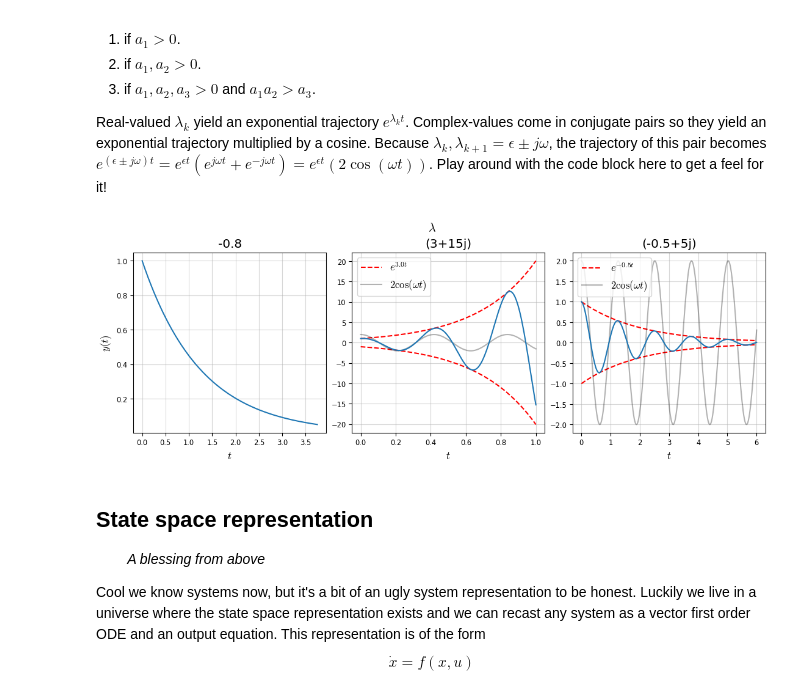
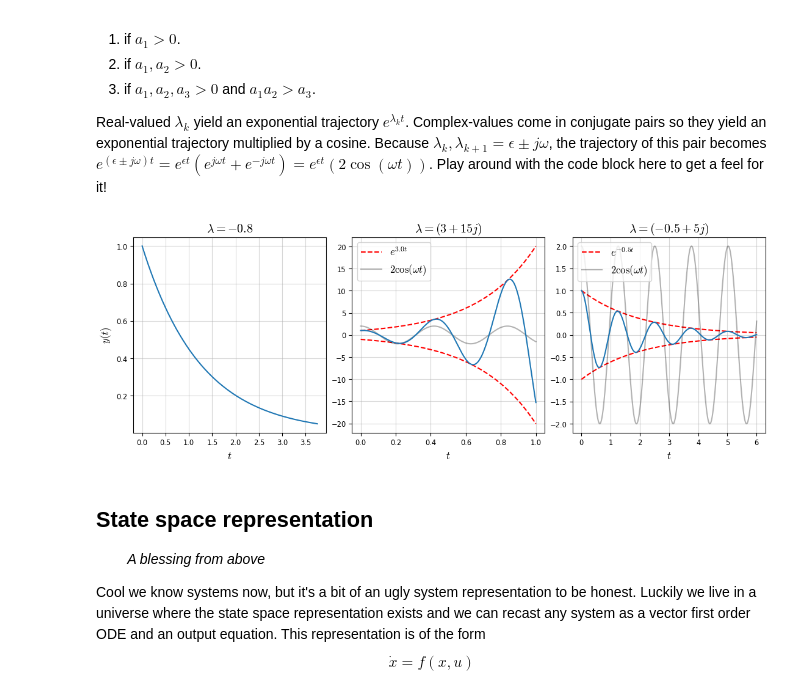
Before and after one commit to TUDelft-DataDrivenControl/SysReg_ControlCrashCourse, a Jupyter notebook: SysReg_crashcourse.ipynb, the cells around one changed output. Saved outputs shown, nothing was run; the diff lists cells and outputs as text; code cells hidden in the pictures.

```diff
--- a/SysReg_crashcourse.ipynb
+++ b/SysReg_crashcourse.ipynb
@@ -18,7 +18,7 @@ plt.rcParams.update({ 'text.usetex':        False,              'mathtext.fontse
                       'axes.grid':          True,               'axes.formatter.limits':    [-3, 6],
                       'grid.alpha':         0.5,                'figure.figsize':           [11.0, 4],
                       'figure.constrained_layout.use': True,    'scatter.marker':           'x',
-                      'savefig.dpi':        600,                'savefig.bbox':             'tight',
+                      'savefig.dpi':        300,                'savefig.bbox':             'tight',
                       'savefig.pad_inches': 0.05,               'savefig.transparent':      True})
 
 from IPython.display import display, Markdown, HTML
@@ -61,26 +61,25 @@ Real-valued $\lambda_k$ yield an exponential trajectory $e^{\lambda_k t}$. Compl
 # %%
 sig1 = -0.8
 sig2 = 3 + 15j
 sig3 = -0.5 + 5j
 
 ###### Processing and Plotting #########
 fig, ax = plt.subplots(1,3)
 idx = 0
 for sig in [sig1, sig2, sig3]:
     t = np.linspace(0, 3/abs(np.real(sig)), num=300)
     if np.iscomplex(sig):
         l1, = ax[idx].plot(t, np.exp(np.real(sig)*t), 'r--', label=f"$e^{r"{"}{np.real(sig)}t{r"}"}$")
         ax[idx].plot(t, -np.exp(np.real(sig)*t), 'r--')
         l2, = ax[idx].plot(t, 2*np.cos(np.imag(sig)*t), 'k', alpha=0.3, label=f"$2\cos(\omega t)$")
         ax[idx].legend(handles=[l1, l2])
     ax[idx].plot(t, np.exp(sig*t))
-    ax[idx].set(title=sig, xlabel="$t$")
+    ax[idx].set(title=f"$\lambda = {sig}$", xlabel="$t$")
     idx += 1
 
 _ = ax[0].set_ylabel("$y(t)$")
-_ = plt.suptitle(r"$\lambda$")
 # %% [output]
-[figure, old version]
+[figure, new version]
 # %% [markdown]
 ## State space representation
 &nbsp;&nbsp;&nbsp;&nbsp;&nbsp;&nbsp;&nbsp;&nbsp;*A blessing from above*
```
Also changed, not shown: parts of 8 cells of this notebook.
